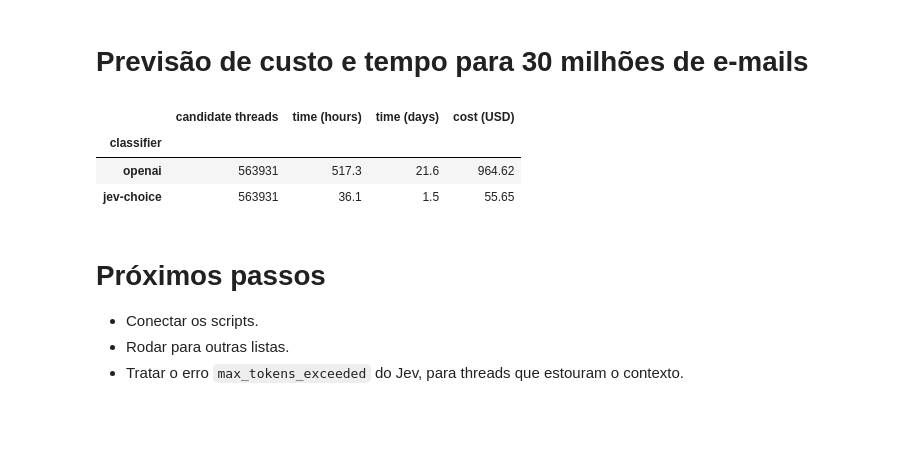
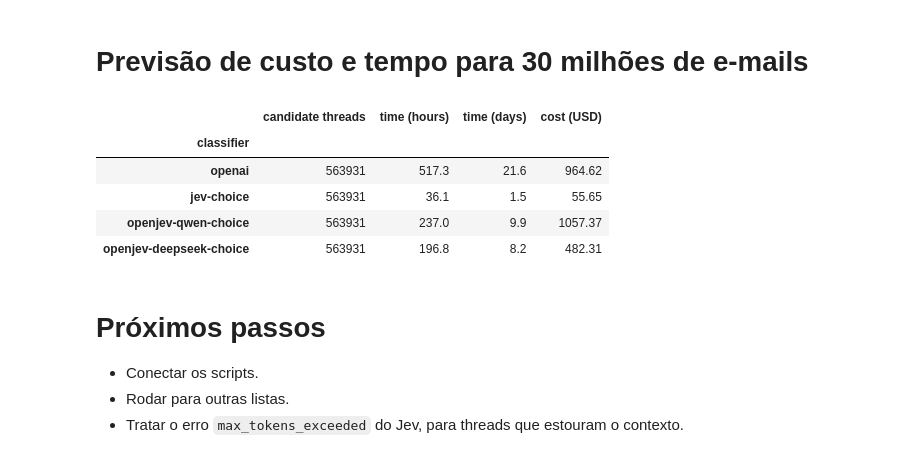
Before and after one commit to natalia-sa/lkml5ws-data-analysis, a Jupyter notebook: select_sample/sample_stats.ipynb, the cells around one changed output. Saved outputs shown, nothing was run; the diff lists cells and outputs as text; code cells hidden in the pictures; blank space fills up the shorter version.

```diff
--- a/select_sample/v2/sample_stats.ipynb
+++ b/select_sample/sample_stats.ipynb
@@ -6,7 +6,7 @@ import os
 
 import pandas as pd
 
-BUILD_THREADS_DIR = '../../build_threads_output'
+BUILD_THREADS_DIR = '../build_threads_output'
 
 files = sorted(glob.glob(os.path.join(BUILD_THREADS_DIR, 'list_data_*.parquet')))
 
@@ -85,7 +85,7 @@ pd.DataFrame({'pattern': top_level_alternatives(CANDIDATE_RE.pattern)})
 # %% [markdown]
 # Resultados do pré-filtro
 # %%
-PRE_FILTER_DIR = '../../pre_filter/pre_filter_output'
+PRE_FILTER_DIR = '../pre_filter/pre_filter_output'
 
 pre_filter_files = sorted(glob.glob(os.path.join(PRE_FILTER_DIR, 'list_data_*.parquet')))
 
@@ -238,19 +239,24 @@ Exemplo de requisição ao Jev (documentação da TypeSafe):
 # %%
 import json
 
-EVALUATION_DIR = '../../classify/evaluation_output'
+EVALUATION_DIR = '../classify/evaluation_output'
 CLASSIFIER_OUTPUTS = {
     'openai': os.path.join(EVALUATION_DIR, 'openai', 'sample.csv'),
     'jev-noul': os.path.join(EVALUATION_DIR, 'jev', 'noul', 'sample.csv'),
     'jev-choice': os.path.join(EVALUATION_DIR, 'jev', 'choice', 'sample.csv'),
+    'openjev-qwen-choice': os.path.join(EVALUATION_DIR, 'openjev', 'choice', 'sample.csv'),
+    'openjev-deepseek-choice': os.path.join(EVALUATION_DIR, 'openjev-deepseek-v4-flash', 'choice', 'sample.csv'),
 }
 
 labelled = reviewed.loc[reviewed['final_decision'] != '', ['thread_id', 'final_decision', 'category']]
 
+# Threads each classifier ran on, which the time and cost runs below refer to.
+classified_threads = len(pd.read_csv(CLASSIFIER_OUTPUTS['openai'], usecols=['thread_id']))
+
 
 def answers(path):
     results = pd.read_csv(path, dtype=str, keep_default_na=False)[['thread_id', 'llm_categories']]
-    merged = labelled.merge(results, on='thread_id', how='left', validate='one_to_one')
+    merged = labelled.merge(results, on='thread_id', how='inner', validate='one_to_one')
     predicted = merged['llm_categories'].map(lambda value: ','.join(json.loads(value)) if value else '')
     predicted_decision = predicted.map(lambda value: 'no' if value == 'not_duplication' else 'yes')
     merged['category_result'] = (predicted == merged['category']).map({True: 'correct', False: 'wrong'})
@@ -326,26 +336,30 @@ runs
 # %%
 TARGET_EMAILS = 30_000_000
 
 candidate_threads = round(TARGET_EMAILS * pre_filter['candidate_threads'].sum() / per_list['emails'].sum())
-sample_threads = len(labelled)
+sample_threads = classified_threads
 
 per_thread = pd.DataFrame([
     {'classifier': 'openai', 'time (min)': (16 * 60 + 44) / 60, 'cost (USD)': 9.19 - 8.67},
     {'classifier': 'jev-choice', 'time (min)': 70 / 60, 'cost (USD)': 0.06 / 2},
+    {'classifier': 'openjev-qwen-choice', 'time (min)': (7 * 60 + 40) / 60, 'cost (USD)': 0.57},
+    {'classifier': 'openjev-deepseek-choice', 'time (min)': (6 * 60 + 22) / 60, 'cost (USD)': 0.26},
 ]).set_index('classifier') / sample_threads
 
 forecast = pd.DataFrame({
     'candidate threads': candidate_threads,
     'time (hours)': (candidate_threads * per_thread['time (min)'] / 60).round(1),
     'time (days)': (candidate_threads * per_thread['time (min)'] / 60 / 24).round(1),
     'cost (USD)': (candidate_threads * per_thread['cost (USD)']).round(2),
 })
 forecast
 # %% [output]
 |  | candidate threads | time (hours) | time (days) | cost (USD) |
 | classifier |  |  |  |  |
 | openai | 563931 | 517.3 | 21.6 | 964.62 |
 | jev-choice | 563931 | 36.1 | 1.5 | 55.65 |
+| openjev-qwen-choice | 563931 | 237.0 | 9.9 | 1057.37 |
+| openjev-deepseek-choice | 563931 | 196.8 | 8.2 | 482.31 |
 # %% [markdown]
 # Próximos passos
 
```
Also changed, not shown: parts of 7 cells of this notebook, 14 other files.
